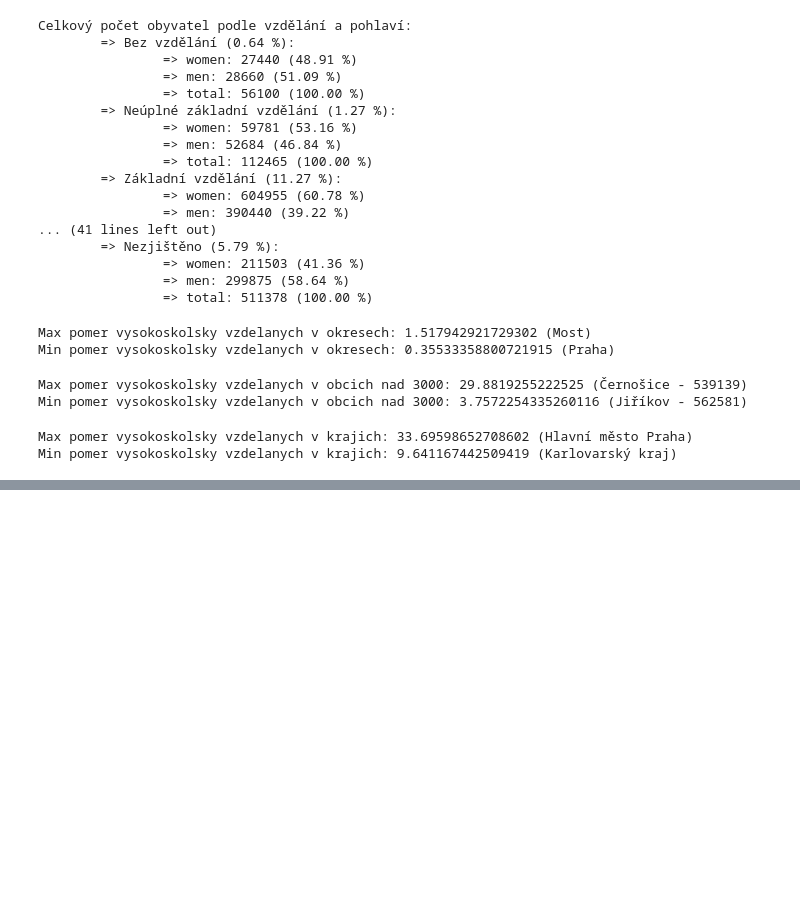
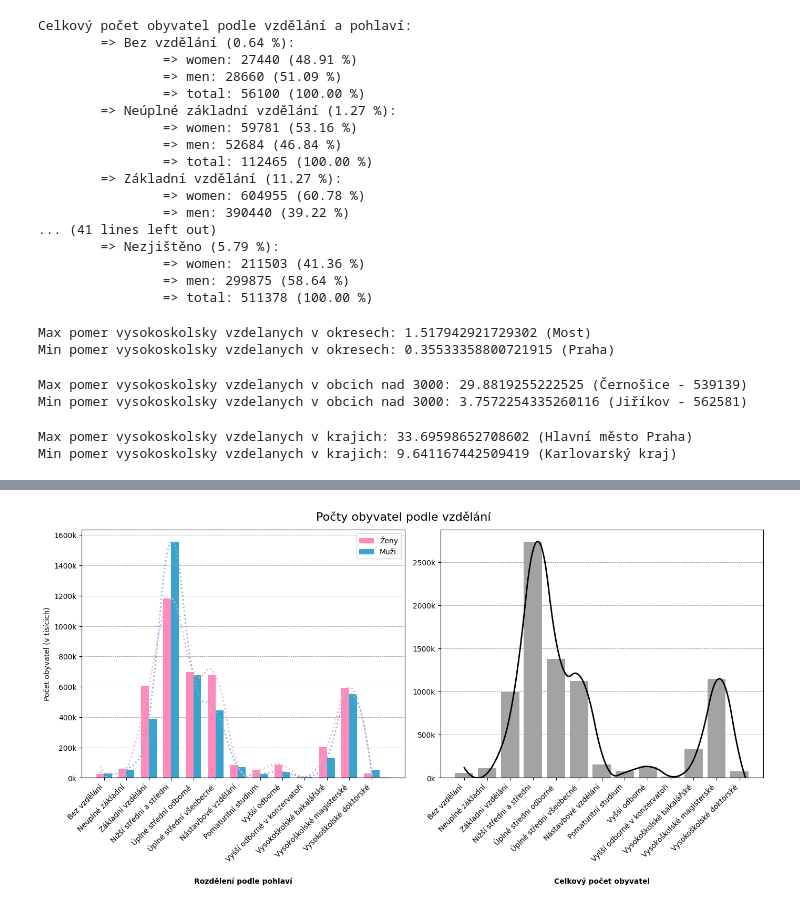
Before and after one commit to rcech44/sp_scitani_lidu, a Jupyter notebook: python_analysis/analysis.ipynb, the cells around one changed output, grey strips where cells are left out. Saved outputs shown, nothing was run; the diff lists cells and outputs as text; code cells hidden in the pictures; blank space fills up the shorter version.

```diff
--- a/python_analysis/analysis.ipynb
+++ b/python_analysis/analysis.ipynb
@@ -571,0 +738,84 @@ Min pomer vysokoskolsky vzdelanych v krajich: 9.641167442509419 (Karlovarský kr
+# %%
+from scipy.interpolate import make_interp_spline
+
+# Definice dat
+education_levels = [
+    'Bez vzdělání', 'Neúplné základní', 'Základní vzdělání',
+    'Nižší střední a střední', 'Úplné střední odborné', 'Úplné střední všeobecné',
+    'Nástavbové vzdělání', 'Pomaturitní studium', 'Vyšší odborné',
+    'Vyšší odborné v konzervatoři', 'Vysokoškolské bakalářské',
+    'Vysokoškolské magisterské', 'Vysokoškolské doktorské'
+]
+women_counts = [27440, 59781, 604955, 1182747, 698167, 676678, 83119, 52977, 84747, 6871, 200884, 593633, 28679]
+men_counts = [28660, 52684, 390440, 1554236, 676965, 444829, 72232, 24124, 41243, 5727, 130105, 550699, 48407]
+total_counts = [w + m for w, m in zip(women_counts, men_counts)]  # Celkový počet pro každou kategorii
+
+# Vytvoření histogramu s popisky v tisících a přidáním křivky symbolizující celkový počet
+x = np.arange(len(education_levels))  # Pozice na ose x pro skupiny
+x_1 = np.arange(len(education_levels))
+x_1 = np.concatenate([x, np.arange(1)])
+bar_width = 0.35  # Šířka sloupce
+
+# Převod počtů na tisíce pro lepší čitelnost popisků
+women_counts_thousands = [count / 1000 for count in women_counts]
+men_counts_thousands = [count / 1000 for count in men_counts]
+total_counts_thousands = [count / 1000 for count in total_counts]
+
+# Spline interpolace a úprava křivky
+total_counts_adjusted = total_counts_thousands + [0]  # Přidání 0 jako poslední bod
+spl = make_interp_spline(np.append(x + bar_width / 2, x.max() + 1.35), total_counts_adjusted, k=2)  # Přidání rozšířeného bodu pro spline
+xnew = np.linspace(x.min(), x.max() + 1, 300)  # Rozšíření x osy o jeden bod doprava
+y_smooth = spl(xnew)
+
+# Odstranění záporných bodů z křivky
+x_filtered = xnew[y_smooth >= 0]
+y_filtered = y_smooth[y_smooth >= 0]
+
+# Spline interpolace pro ženy a muže
+spl_women = make_interp_spline(x + bar_width / 2, women_counts_thousands, k=2)
+spl_men = make_interp_spline(x + bar_width / 2, men_counts_thousands, k=2)
+
+# Filtrace záporných hodnot
+y_smooth_women = np.maximum(spl_women(xnew), 0)
+y_smooth_men = np.maximum(spl_men(xnew), 0)
+y_filtered_women = y_smooth_women[y_smooth_women >= 0]
+y_filtered_men = y_smooth_men[y_smooth_men >= 0]
+
+# Vytvoření skupiny grafů, kde vlevo bude histogram a vpravo graf celkových počtů s křivkou
+fig, axs = plt.subplots(1, 2, figsize=(14, 8))  # Rozšířené okno pro dva grafy
+
+# První graf: Histogram s rozdělením podle pohlaví a úrovně vzdělání
+axs[0].bar(x, women_counts_thousands, width=bar_width, label='Ženy', color='#ff8abb')
+axs[0].bar(x + bar_width, men_counts_thousands, width=bar_width, label='Muži', color='#39a5cc')
+axs[0].plot(xnew, y_filtered_women, color='#ffa6cb', linestyle='dotted', linewidth=2)
+axs[0].plot(xnew, y_filtered_men, color='#6ebedb', linestyle='dotted', linewidth=2)
+axs[0].set_ylabel('Počet obyvatel (v tisících)')
+axs[0].set_xticks(x + bar_width / 2)
+axs[0].set_xticklabels(education_levels, rotation=45, ha='right')
+axs[0].set_yticklabels(['{:.0f}k'.format(y) for y in axs[0].get_yticks()])
+axs[0].set_axisbelow(True)
+axs[0].grid(True, which='major', linestyle='--', linewidth='0.5', color='gray', axis='y')
+axs[0].legend()
+axs[0].set_xlabel('Rozdělení podle pohlaví', fontdict={'weight': 'bold'})
+axs[0].xaxis.set_label_coords(0.5, -0.4)
+
+# Druhý graf: Pouze celkové počty s křivkou
+axs[1].bar(x, total_counts_thousands, color='#a3a3a3', label='Celkový počet')
+axs[1].plot(x_filtered, y_filtered, label='Celkový počet', color='black', linestyle='-', linewidth=2)
+axs[1].set_xticks(x)
+axs[1].set_xticklabels(education_levels, rotation=45, ha='right')
+axs[1].set_yticklabels(['{:.0f}k'.format(y) for y in axs[1].get_yticks()])
+axs[1].set_axisbelow(True)
+axs[1].grid(True, which='major', linestyle='--', linewidth='0.5', color='gray', axis='y')
+axs[1].set_xlabel('Celkový počet obyvatel', fontdict={'weight': 'bold'})
+axs[1].xaxis.set_label_coords(0.5, -0.4)
+
+# Titulek
+fig.suptitle('Počty obyvatel podle vzdělání', fontsize=16)
+
+plt.tight_layout()
+plt.show()
+
+# Consolas, 'Courier New', monospace
+# %% [output]
+[figure, added]
```
Also changed, not shown: parts of 5 cells of this notebook.
